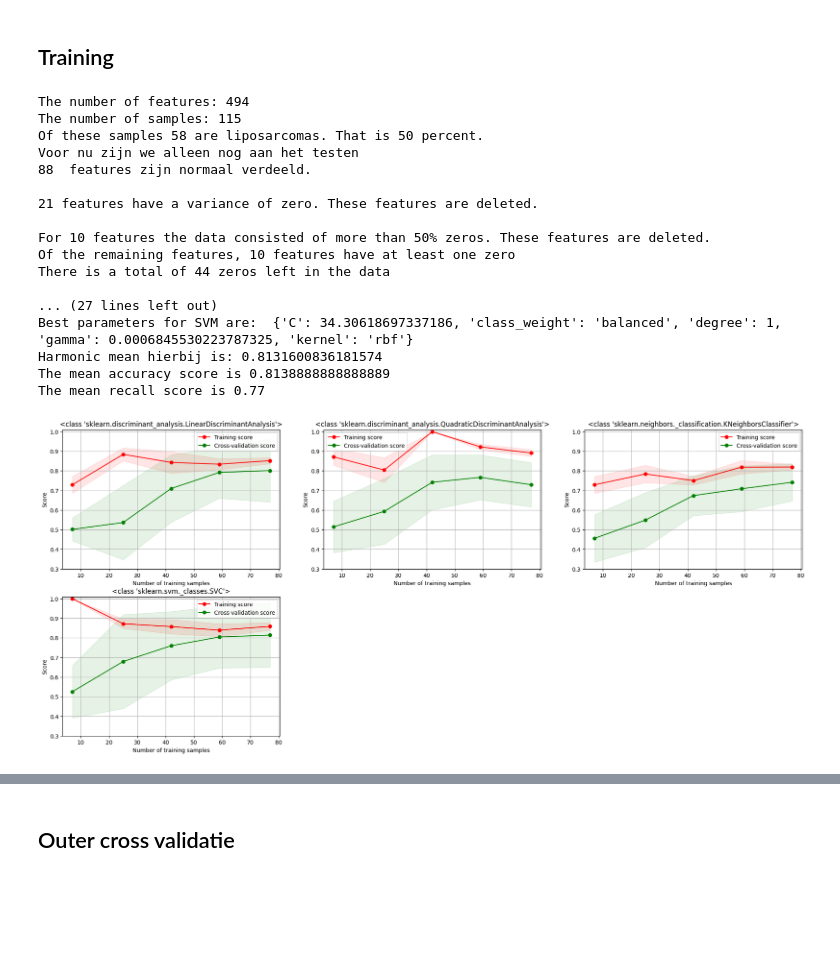
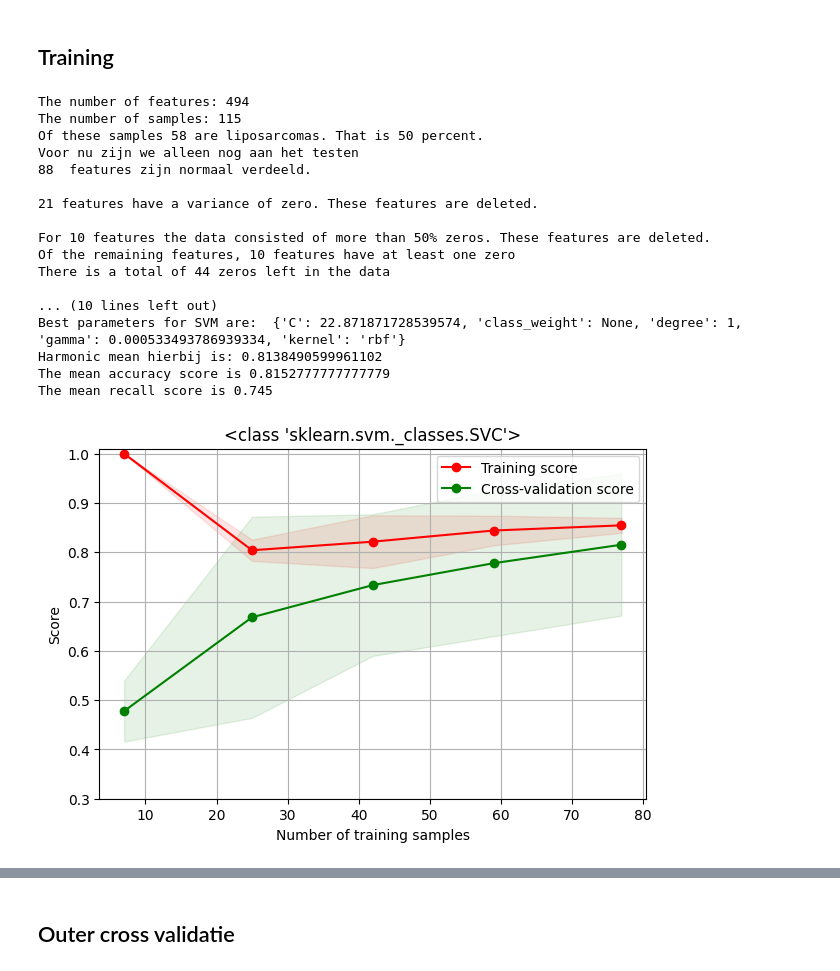
Before and after one commit to Doesjka/TM10007_ML_g9, a Jupyter notebook: assignment.ipynb, the cells around one changed output, grey strips where cells are left out. Drawn from its saved outputs; the diff is of its cells as text; code cells hidden in the pictures; blank space fills up the shorter version.

```diff
--- a/assignment.ipynb
+++ b/assignment.ipynb
@@ -181,7 +187,7 @@ def scaling(X_train):
     scaler = preprocessing.StandardScaler().fit(X_train)
     X_train_scaled = scaler.transform(X_train)
     X_train_scaled_df = pd.DataFrame(X_train_scaled, columns=X_train.columns)
-    return X_train_scaled_df
+    return X_train_scaled_df, scaler
 # %% [markdown]
 ## ANOVA
 # %%
@@ -198,7 +204,7 @@ def anova_feature_selection(X_train_scaled_df):
     new_df= rslt_df.join(transpose, how='left')
     new_df = new_df.transpose()
     X_train_ANOVA = new_df.drop('P-value', axis=0)
-    return X_train_ANOVA
+    return X_train_ANOVA, rslt_df
 # %% [markdown]
 ## PCA
 # %%
@@ -218,11 +224,11 @@ def principle_components(X_train_ANOVA):
     while pca.explained_variance_ratio_[component2] > grens:
         component2+=1
 
-    print("95 procent van de explained variance ratio geeft",component, "componenten. Dit is wat we nu gebruiken")
+    print("95 procent van de explained variance ratio geeft",component, "componenten. Dit is wat we nu gebruiken.")
     print(f"Het laatste component dat meer dan {grens} bijdraagt aan de explained variance is {component2}")
     print("")
     X_pca = X_pca[:,0:component]
-    return X_pca
+    return X_pca, pca, component
 # %% [markdown]
 ## Create custom scoring
 # %%
@@ -520,26 +553,27 @@ def plot_all_curves(X_train):
 # %% [markdown]
 # Pre-processing function
 # %%
-def pre_processing(X_train):
+def pre_processing_train(X_train):
     # Test hoe veel van de features normaal verdeeld zijn.
     normaal_verdeeld(X_train)
 
     # Bepaal de variantie en gooi features eruit die een variantie van nul hebben.
-    X_train = variantie(X_train)
+    X_train, zero_variance = variantie(X_train)
 
     # Features en samples met te veel nullen eruit gooien
-    X_train = zeros_features(X_train)
+    X_train, feature_del = zeros_features(X_train)
     X_train = zeros_samples(X_train)
 
     # Remove outliers
     X_train = outliers(X_train)
 
     # Scaling
-    X_train = scaling(X_train)
+    X_train, scaler = scaling(X_train)
 
     # Anova feature selection
-    X_train = anova_feature_selection(X_train)
+    X_train, rslt_df = anova_feature_selection(X_train)
 
     # PCA
-    X_train = principle_components(X_train)
-    return X_train
+    X_train, pca, component = principle_components(X_train)
+
+    return X_train, zero_variance, feature_del, scaler, rslt_df, pca, component
@@ -562,45 +625,42 @@ X, y = extract_labels(data)
 X_train, X_test, y_train, y_test = model_selection.train_test_split(X, y, test_size=0.25, random_state=42, stratify=y)
 
 # Pre-processing
-X_train = pre_processing(X_train)
+X_train, zero_variance, feature_del, scaler, rslt_df, pca, component = pre_processing_train(X_train)
 
 # Initiate classifications
 clsfs = list()
-# scoring = make_scorer(custom_score)
 scoring = {'harmonic_mean': make_scorer(custom_score), 'accuracy': make_scorer(accuracy_score), 'recall': make_scorer(recall_score)}
 
 # Classifiers
-clsfs = LDA(X_train,y_train,clsfs)
-clsfs = QDA(X_train,y_train,clsfs)
-clsfs = KNN(X_train,y_train,clsfs)
+# clsfs = LDA(X_train,y_train,clsfs)
+# clsfs = QDA(X_train,y_train,clsfs)
+# clsfs = KNN(X_train,y_train,clsfs)
 # clsfs = KNN(X_train,y_train,clsfs)
 # clsfs = KNN(X_train,y_train,clsfs)
 clsfs = SVM(X_train, y_train, clsfs)
 # clsfs = SVM(X_train, y_train, clsfs)
 # clsfs = SVM(X_train, y_train, clsfs)
-
 # clsfs = RF(X_train, y_train, clsfs)
-# clsfs = SVM(X_train, y_train, clsfs)
 
 
 # Plot learning curves
 plot_all_curves(X_train)
 # %% [output]
 The number of features: 494
 The number of samples: 115
 Of these samples 58 are liposarcomas. That is 50 percent.
 Voor nu zijn we alleen nog aan het testen
 88  features zijn normaal verdeeld.
 
 21 features have a variance of zero. These features are deleted.
 
 For 10 features the data consisted of more than 50% zeros. These features are deleted.
 Of the remaining features, 10 features have at least one zero
 There is a total of 44 zeros left in the data
 
-... (27 lines left out)
-Best parameters for SVM are:  {'C': 34.30618697337186, 'class_weight': 'balanced', 'degree': 1, 'gamma': 0.0006845530223787325, 'kernel': 'rbf'}
-Harmonic mean hierbij is: 0.8131600836181574
-The mean accuracy score is 0.8138888888888889
-The mean recall score is 0.77
+... (10 lines left out)
+Best parameters for SVM are:  {'C': 22.871871728539574, 'class_weight': None, 'degree': 1, 'gamma': 0.000533493786939334, 'kernel': 'rbf'}
+Harmonic mean hierbij is: 0.8138490599961102
+The mean accuracy score is 0.8152777777777779
+The mean recall score is 0.745
-[figure, old version]
+[figure, new version]
```
Also changed, not shown: parts of 9 cells of this notebook.
